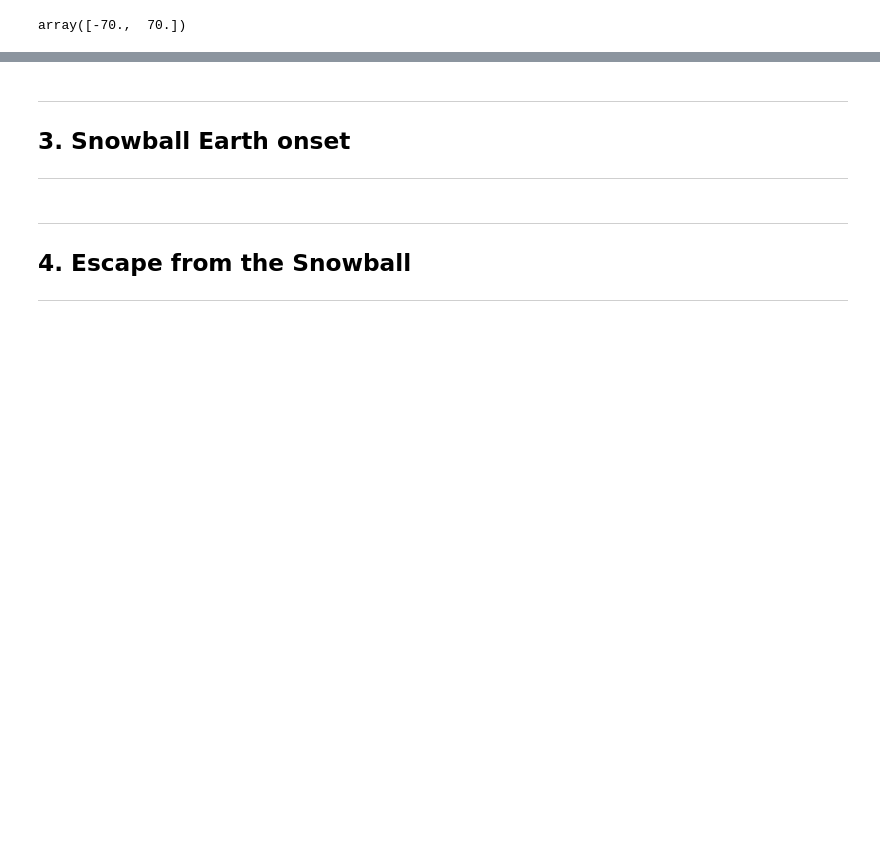
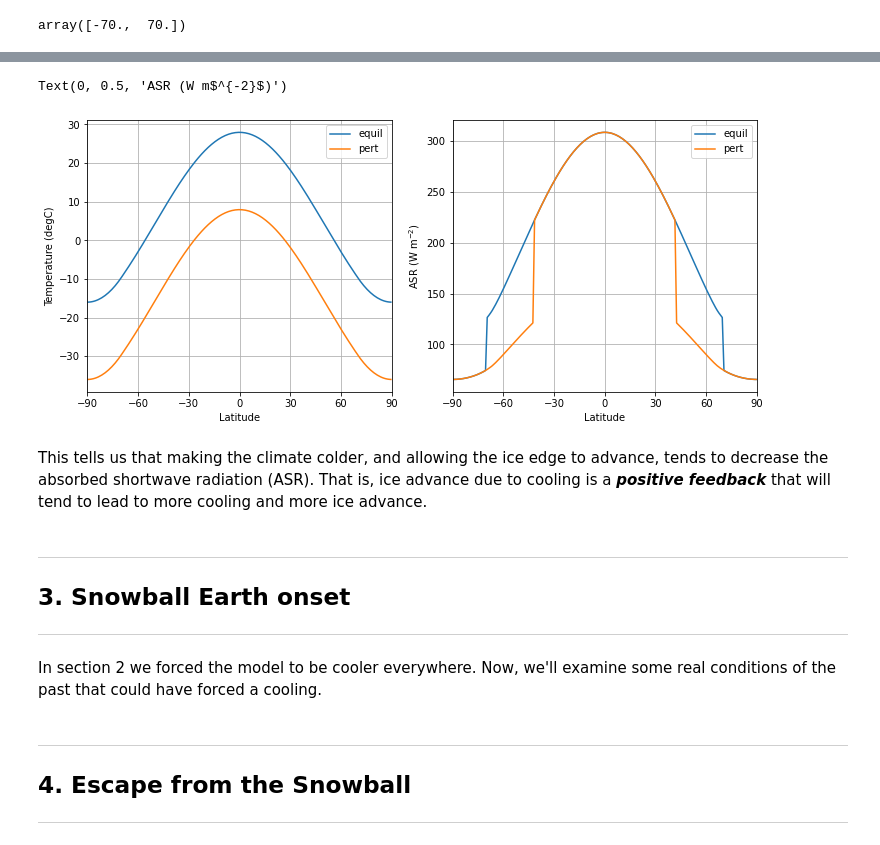
Before and after one commit to ehultee/snowball-demo, a Jupyter notebook: albedo_and_snowball.ipynb, the cells around one changed output, grey strips where cells are left out. Saved outputs shown, nothing was run; the diff lists cells and outputs as text; code cells hidden in the pictures; blank space fills up the shorter version.

```diff
--- a/albedo_and_snowball.ipynb
+++ b/albedo_and_snowball.ipynb
@@ -149,6 +168,38 @@ Untitled: <class 'climlab.model.ebm.EBM_annual'>
+# %%
+my_ticks = [-90,-60,-30,0,30,60,90]
+lat = model1.lat
+
+fig = plt.figure( figsize=(12,5) )
+
+ax1 = fig.add_subplot(1,2,1)
+ax1.plot(lat, Tequil, label='equil')
+ax1.plot(lat, model1.state['Ts'], label='pert' )
+ax1.grid()
+ax1.legend()
+ax1.set_xlim(-90,90)
+ax1.set_xticks(my_ticks)
+ax1.set_xlabel('Latitude')
+ax1.set_ylabel('Temperature (degC)')
+
+ax2 = fig.add_subplot(1,2,2)
+ax2.plot( lat, ASRequil, label='equil')
+ax2.plot( lat, model1.diagnostics['ASR'], label='pert' )
+ax2.grid()
+ax2.legend()
+ax2.set_xlim(-90,90)
+ax2.set_xticks(my_ticks)
+ax2.set_xlabel('Latitude')
+ax2.set_ylabel('ASR (W m$^{-2}$)')
+# %% [output]
+Text(0, 0.5, 'ASR (W m$^{-2}$)')
+[figure, added]
+# %% [markdown]
+This tells us that making the climate colder, and allowing the ice edge to advance, tends to decrease the absorbed shortwave radiation (ASR).  That is, ice advance due to cooling is a ***positive feedback*** that will tend to lead to more cooling and more ice advance.
 # %% [markdown]
 ____________
 <a id='section3'></a>
 
 ## 3. Snowball Earth onset
 ____________
+# %% [markdown]
+In section 2 we forced the model to be cooler everywhere.  Now, we'll examine some real conditions of the past that could have forced a cooling.
```
Also changed, not shown: parts of 17 cells of this notebook.
